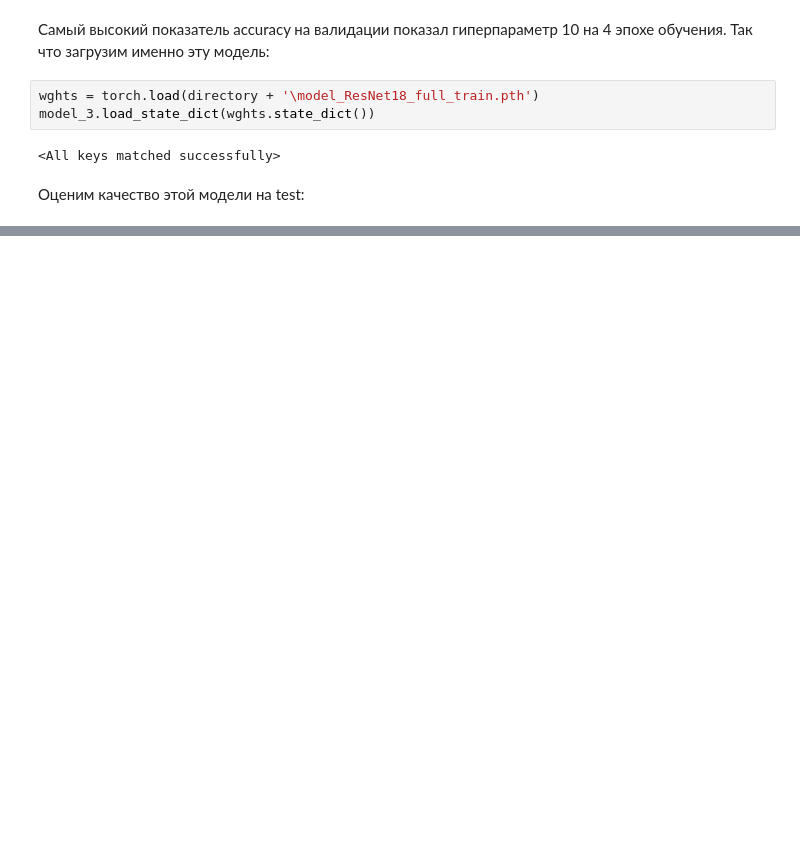
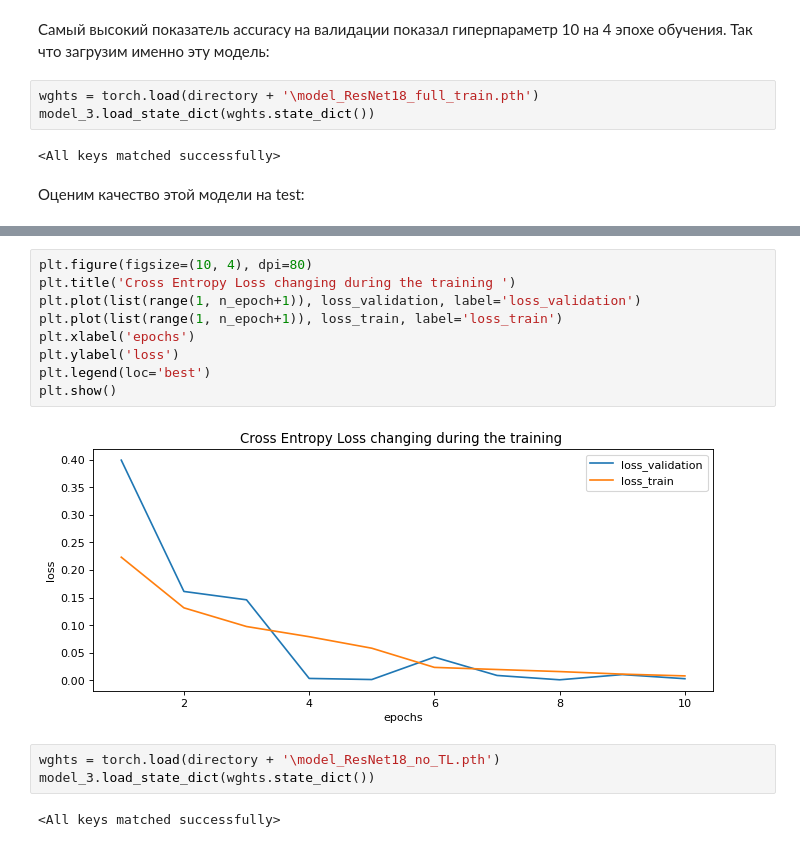
Before and after one commit to Koldim2001/transfer_learning_CNN, a Jupyter notebook: Transfer_learning_ResNet.ipynb, the cells around one changed output, grey strips where cells are left out. Drawn from its saved outputs; the diff is of its cells as text; blank space fills up the shorter version.

```diff
--- a/Transfer_learning_ResNet.ipynb
+++ b/Transfer_learning_ResNet.ipynb
@@ -1221,0 +1357,16 @@ GroundTruth:   norm  norm pneumonia  norm pneumonia pneumonia pneumonia  norm pn
+# %%
+plt.figure(figsize=(10, 4), dpi=80)
+plt.title('Cross Entropy Loss changing during the training ')
+plt.plot(list(range(1, n_epoch+1)), loss_validation, label='loss_validation')
+plt.plot(list(range(1, n_epoch+1)), loss_train, label='loss_train')
+plt.xlabel('epochs')
+plt.ylabel('loss')
+plt.legend(loc='best')
+plt.show()
+# %% [output]
+[figure, added]
+# %%
+wghts = torch.load(directory + '\model_ResNet18_no_TL.pth')
+model_3.load_state_dict(wghts.state_dict())
+# %% [output]
+<All keys matched successfully>
```
Also changed, not shown: parts of 19 cells of this notebook, 2 other files.
